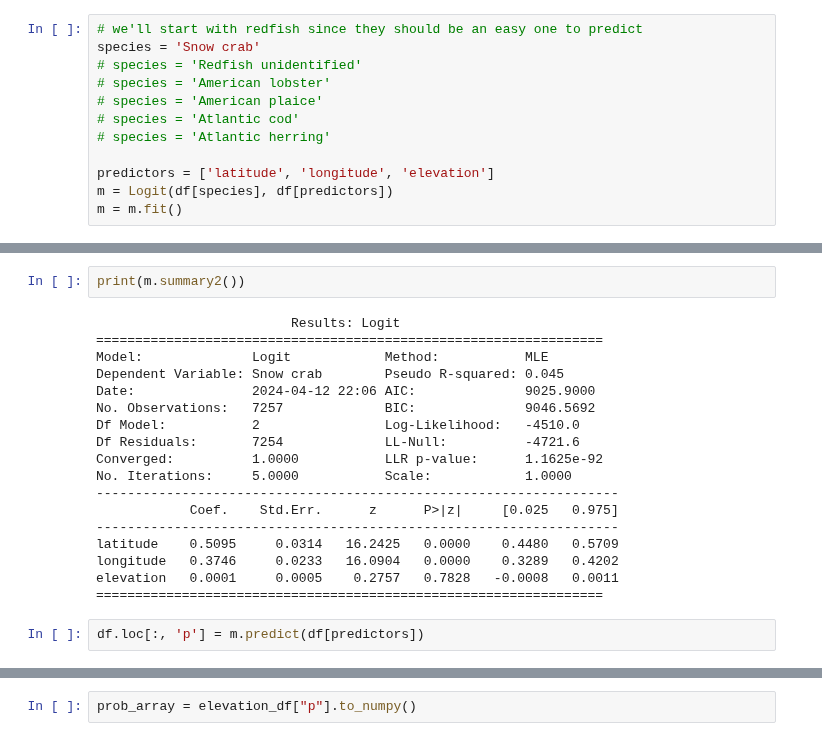
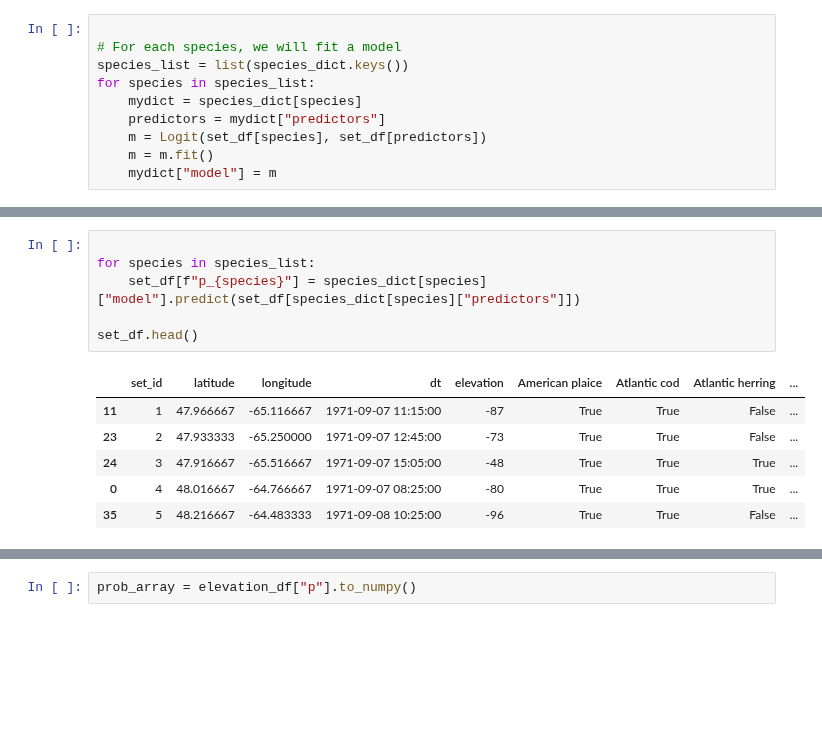
Before and after one commit to davjfish/WatspeedStatsGroupProject, a Jupyter notebook: analysis/Logistic_regression.ipynb, the cells around one changed output, grey strips where cells are left out. Drawn from its saved outputs; the diff is of its cells as text; blank space fills up the shorter version.

```diff
--- a/analysis/Logistic_regression.ipynb
+++ b/analysis/Logistic_regression.ipynb
@@ -31,15 +48,13 @@ Data columns (total 11 columns):
 dtypes: bool(6), datetime64[ns](1), float64(2), int64(2)
 memory usage: 382.7 KB
 # %%
-# we'll start with redfish since they should be an easy one to predict
-species = 'Snow crab'
-# species = 'Redfish unidentified'
-# species = 'American lobster'
-# species = 'American plaice'
-# species = 'Atlantic cod'
-# species = 'Atlantic herring'
 
-predictors = ['latitude', 'longitude', 'elevation']
-m = Logit(df[species], df[predictors])
-m = m.fit()
+# For each species, we will fit a model
+species_list = list(species_dict.keys())
+for species in species_list:
+    mydict = species_dict[species]
+    predictors = mydict["predictors"]
+    m = Logit(set_df[species], set_df[predictors])
+    m = m.fit()
+    mydict["model"] = m
 # %% [output]
@@ -56,23 +146,14 @@ dtype: float64
 # %%
-print(m.summary2())
+
+for species in species_list:
+    set_df[f"p_{species}"] = species_dict[species]["model"].predict(set_df[species_dict[species]["predictors"]])
+
+set_df.head()
 # %% [output]
-                         Results: Logit
-=================================================================
-Model:              Logit            Method:           MLE
-Dependent Variable: Snow crab        Pseudo R-squared: 0.045
-Date:               2024-04-12 22:06 AIC:              9025.9000
-No. Observations:   7257             BIC:              9046.5692
-Df Model:           2                Log-Likelihood:   -4510.0
-Df Residuals:       7254             LL-Null:          -4721.6
-Converged:          1.0000           LLR p-value:      1.1625e-92
-No. Iterations:     5.0000           Scale:            1.0000
--------------------------------------------------------------------
-            Coef.    Std.Err.      z      P>|z|     [0.025   0.975]
--------------------------------------------------------------------
-latitude    0.5095     0.0314   16.2425   0.0000    0.4480   0.5709
-longitude   0.3746     0.0233   16.0904   0.0000    0.3289   0.4202
-elevation   0.0001     0.0005    0.2757   0.7828   -0.0008   0.0011
-=================================================================
+|  | set_id | latitude | longitude | dt | elevation | American plaice | Atlantic cod | Atlantic herring | ... |
+| 11 | 1 | 47.966667 | -65.116667 | 1971-09-07 11:15:00 | -87 | True | True | False | ... |
+| 23 | 2 | 47.933333 | -65.250000 | 1971-09-07 12:45:00 | -73 | True | True | False | ... |
+| 24 | 3 | 47.916667 | -65.516667 | 1971-09-07 15:05:00 | -48 | True | True | True | ... |
+| 0 | 4 | 48.016667 | -64.766667 | 1971-09-07 08:25:00 | -80 | True | True | True | ... |
+| 35 | 5 | 48.216667 | -64.483333 | 1971-09-08 10:25:00 | -96 | True | True | False | ... |
-# %%
-df.loc[:, 'p'] = m.predict(df[predictors])
 # %%
```
Also changed, not shown: parts of 37 cells of this notebook.
